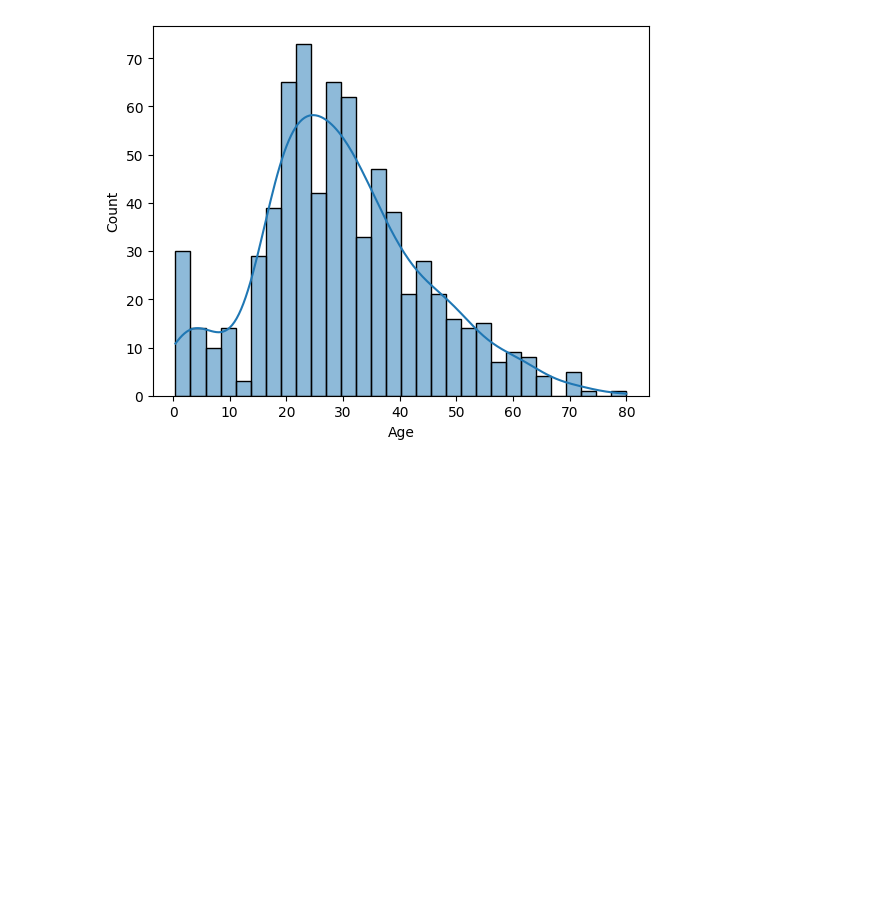
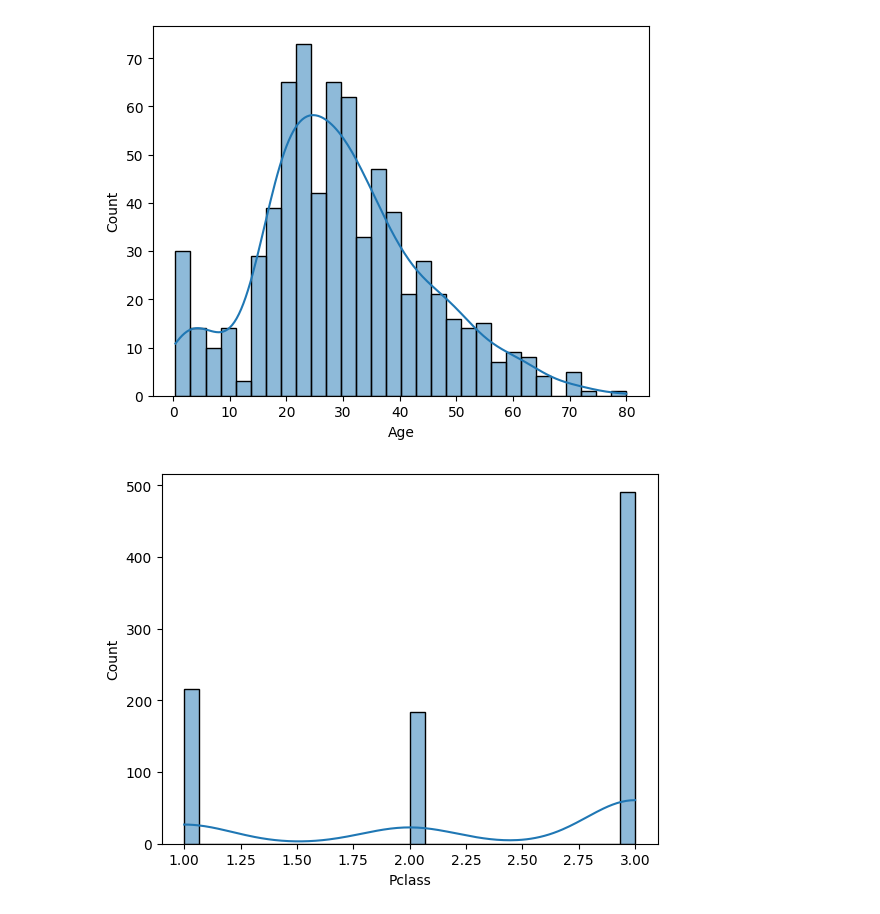
Before and after one commit to singh-manavv/Titanic-Dataset, a Jupyter notebook: titanic.ipynb, the cells around one changed output. Saved outputs shown, nothing was run; the diff lists cells and outputs as text; code cells hidden in the pictures; blank space fills up the shorter version.

```diff
--- a/titanic.ipynb
+++ b/titanic.ipynb
@@ -94,3 +94,7 @@ def plot_data(df,feature):
 plot_data(df,'Age')
 # %% [output]
 [figure]
+# %%
+plot_data(df,'Pclass')
+# %% [output]
+[figure, added]
```
Also changed, not shown: parts of 6 cells of this notebook.
